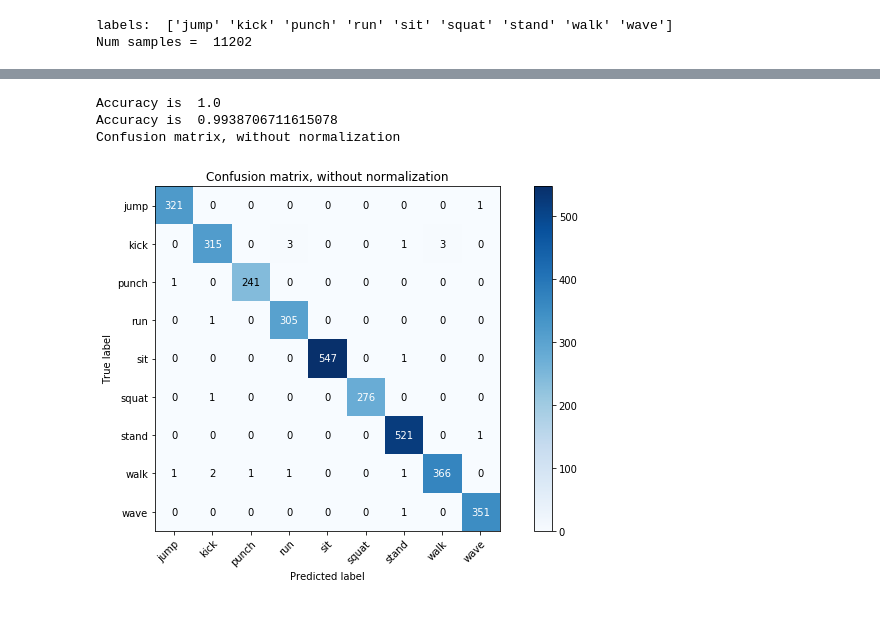
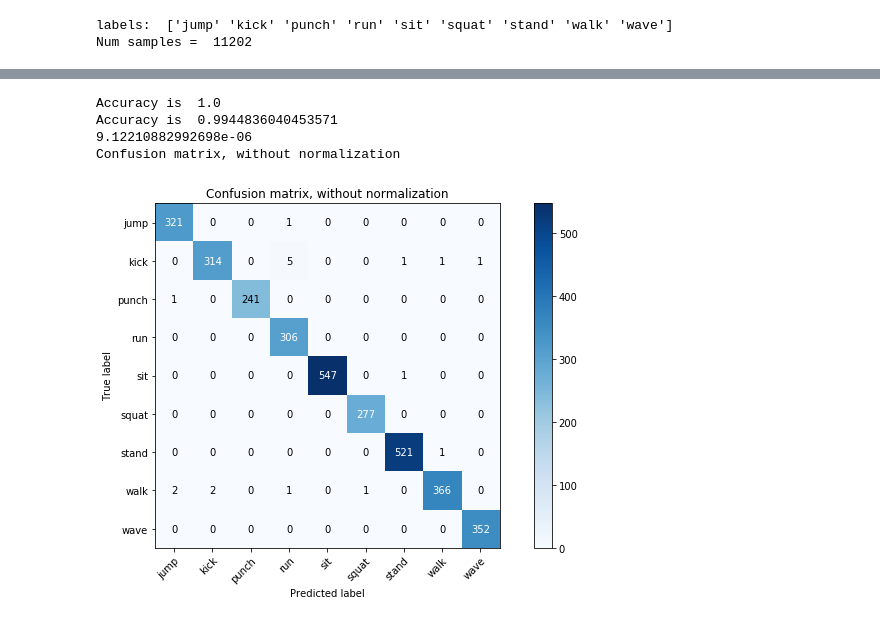
Before and after one commit to felixchenfy/Realtime-Action-Recognition, a Jupyter notebook: src/Train.ipynb, the cells around one changed output, grey strips where cells are left out. Drawn from its saved outputs; the diff is of its cells as text; code cells hidden in the pictures.

```diff
--- a/src/Train.ipynb
+++ b/src/Train.ipynb
@@ -137,15 +137,23 @@ Sum eig values: 0.9772731065839426
 After PCA, X.shape =  (7611, 50)
 # %%
 importlib.reload(mydisp)
+import time
+
+t0 = time.time()
+
 tr_accu, tr_Y_predict = model.predict_and_evaluate(tr_X, tr_Y)
 te_accu, te_Y_predict = model.predict_and_evaluate(te_X, te_Y)
+
+print(  (time.time()-t0)/len(Y) )
+
 # axis, cf = mydisp.plot_confusion_matrix(tr_Y, tr_Y_predict, classes, normalize=True)
 axis, cf = mydisp.plot_confusion_matrix(te_Y, te_Y_predict, classes, normalize=False, size=(10, 6))
 # %% [output]
 Accuracy is  1.0
-Accuracy is  0.9938706711615078
+Accuracy is  0.9944836040453571
+9.12210882992698e-06
 Confusion matrix, without normalization
-[figure, old version]
+[figure, new version]
 # %%
 from sklearn.metrics import classification_report
 print(classification_report(te_Y, te_Y_predict, target_names=classes))
```
Also changed, not shown: parts of 4 cells of this notebook, 6 other files.
